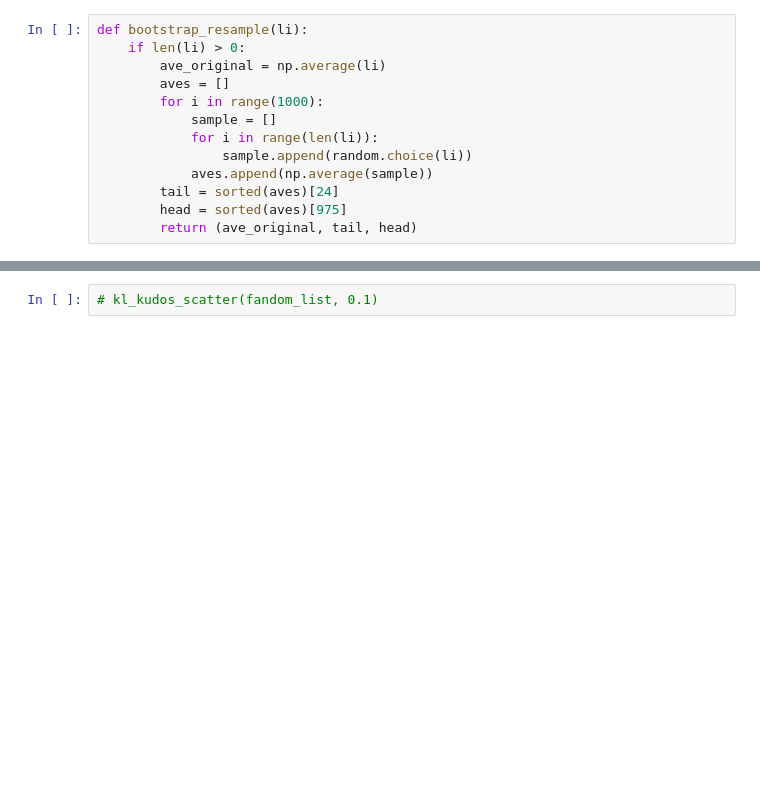
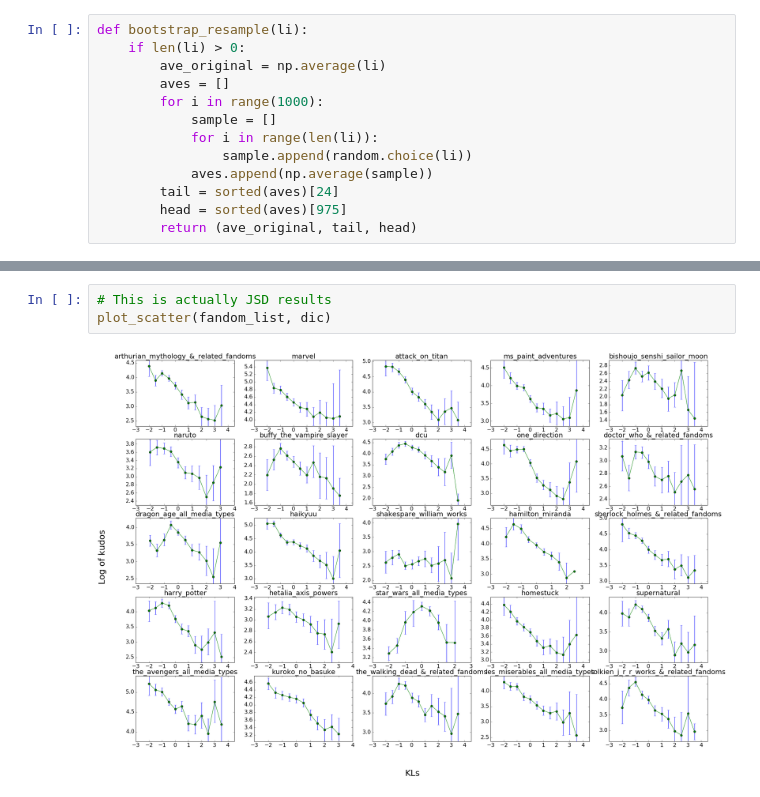
Before and after one commit to yzjing/ao3_old, a Jupyter notebook: exps/20170216_author_kudos/kudos_analysis_normed.ipynb, the cells around one changed output, grey strips where cells are left out. Drawn from its saved outputs; the diff is of its cells as text; blank space fills up the shorter version.

```diff
--- a/exps/20170216_author_kudos/kudos_analysis_normed.ipynb
+++ b/exps/20170216_author_kudos/kudos_analysis_normed.ipynb
@@ -146,2 +147,5 @@ plot_scatter(fandom_list, dic)
-# %%
-# kl_kudos_scatter(fandom_list, 0.1)
+# %%
+# This is actually JSD results
+plot_scatter(fandom_list, dic)
+# %% [output]
+[figure, added]
```
Also changed, not shown: parts of 11 cells of this notebook, 35 other files.
